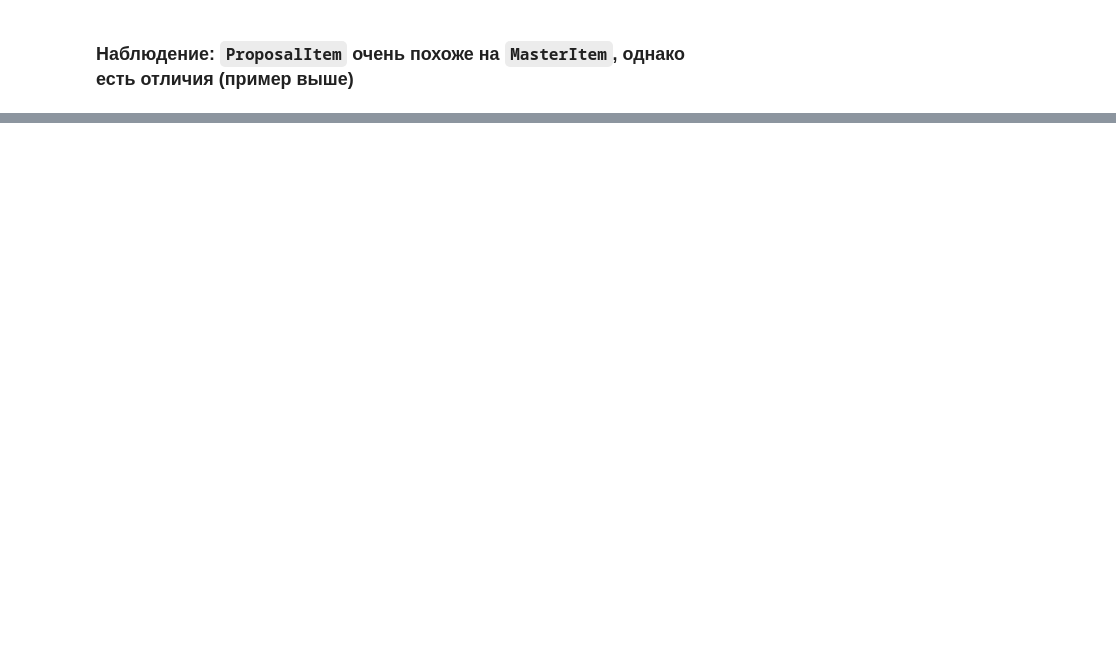
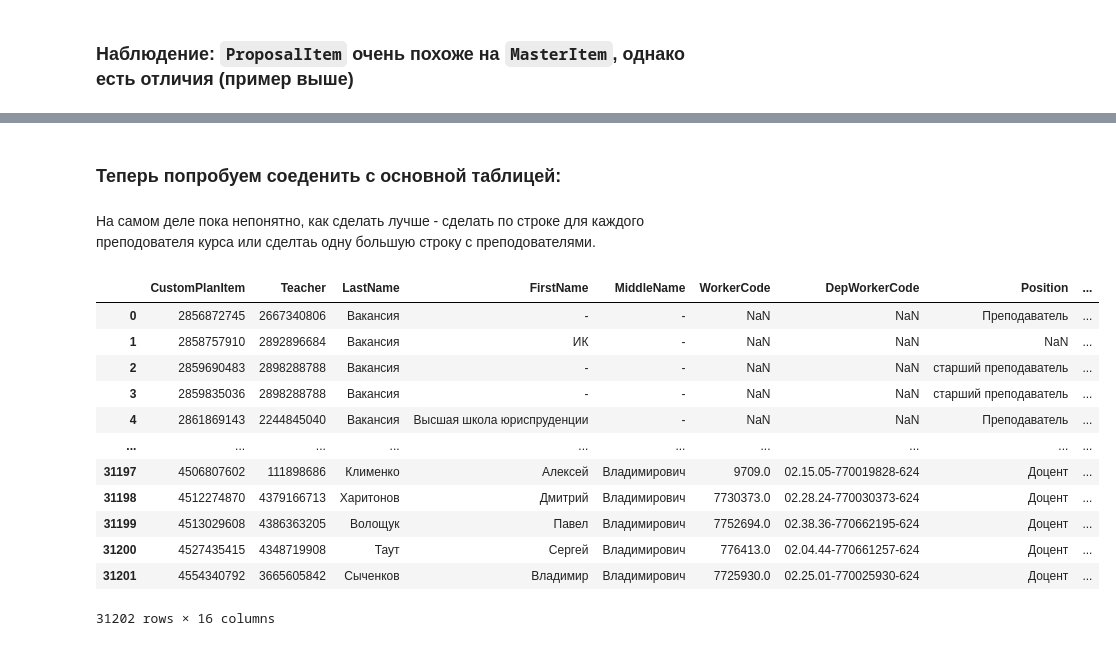
Before and after one commit to LenaMartinson/ML_project, a Jupyter notebook: Work_with_data.ipynb, the cells around one changed output, grey strips where cells are left out. Drawn from its saved outputs; the diff is of its cells as text; code cells hidden in the pictures; blank space fills up the shorter version.

Commit message:
Made teachers table normal to use

```diff
--- a/Work_with_data.ipynb
+++ b/Work_with_data.ipynb
@@ -1421,0 +1415,15 @@ df_teachers
+# %%
+df_teach = df_teach.drop(columns=['TakesExam_x', 'TakesExam_y'])
+# %%
+df_teach = df_teach.drop(columns=['CustomPlanCell_D_x', 'CustomPlanCell_D_y', 'CustomPlanCell_D'])
+# %%
+df_teach = df_teach.rename(columns={
+    "ResultValue_x": "LectureHours",
+    "ResultValue_y": "SeminarHours",
+    "ResultValue": "ExamHours"
+})
+# %%
+df_teach.loc[df_teach['LectureHours'].isna(), 'LectureHours'] = 0
+df_teach.loc[df_teach['SeminarHours'].isna(), 'SeminarHours'] = 0
+df_teach.loc[df_teach['ExamHours'].isna(), 'ExamHours'] = 0
+df_teach.loc[df_teach['TakesExam'].isna(), 'TakesExam'] = 0
@@ -1421,0 +1452,20 @@ df_teachers
+# %% [markdown]
+### Теперь попробуем соеденить с основной таблицей:
+# %% [markdown]
+На самом деле пока непонятно, как сделать лучше - сделать по строке для каждого преподователя курса или сделтаь одну большую строку с преподователями.
+# %%
+df_teach
+# %% [output]
+|  | CustomPlanItem | Teacher | LastName | FirstName | MiddleName | WorkerCode | DepWorkerCode | Position | ... |
+| 0 | 2856872745 | 2667340806 | Вакансия | - | - | NaN | NaN | Преподаватель | ... |
+| 1 | 2858757910 | 2892896684 | Вакансия | ИК | - | NaN | NaN | NaN | ... |
+| 2 | 2859690483 | 2898288788 | Вакансия | - | - | NaN | NaN | старший преподаватель | ... |
+| 3 | 2859835036 | 2898288788 | Вакансия | - | - | NaN | NaN | старший преподаватель | ... |
+| 4 | 2861869143 | 2244845040 | Вакансия | Высшая школа юриспруденции | - | NaN | NaN | Преподаватель | ... |
+| ... | ... | ... | ... | ... | ... | ... | ... | ... | ... |
+| 31197 | 4506807602 | 111898686 | Клименко | Алексей | Владимирович | 9709.0 | 02.15.05-770019828-624 | Доцент | ... |
+| 31198 | 4512274870 | 4379166713 | Харитонов | Дмитрий | Владимирович | 7730373.0 | 02.28.24-770030373-624 | Доцент | ... |
+| 31199 | 4513029608 | 4386363205 | Волощук | Павел | Владимирович | 7752694.0 | 02.38.36-770662195-624 | Доцент | ... |
+| 31200 | 4527435415 | 4348719908 | Таут | Сергей | Владимирович | 776413.0 | 02.04.44-770661257-624 | Доцент | ... |
+| 31201 | 4554340792 | 3665605842 | Сыченков | Владимир | Владимирович | 7725930.0 | 02.25.01-770025930-624 | Доцент | ... |
+31202 rows × 16 columns
```
Also changed, not shown: parts of 43 cells of this notebook, 1 other file.
